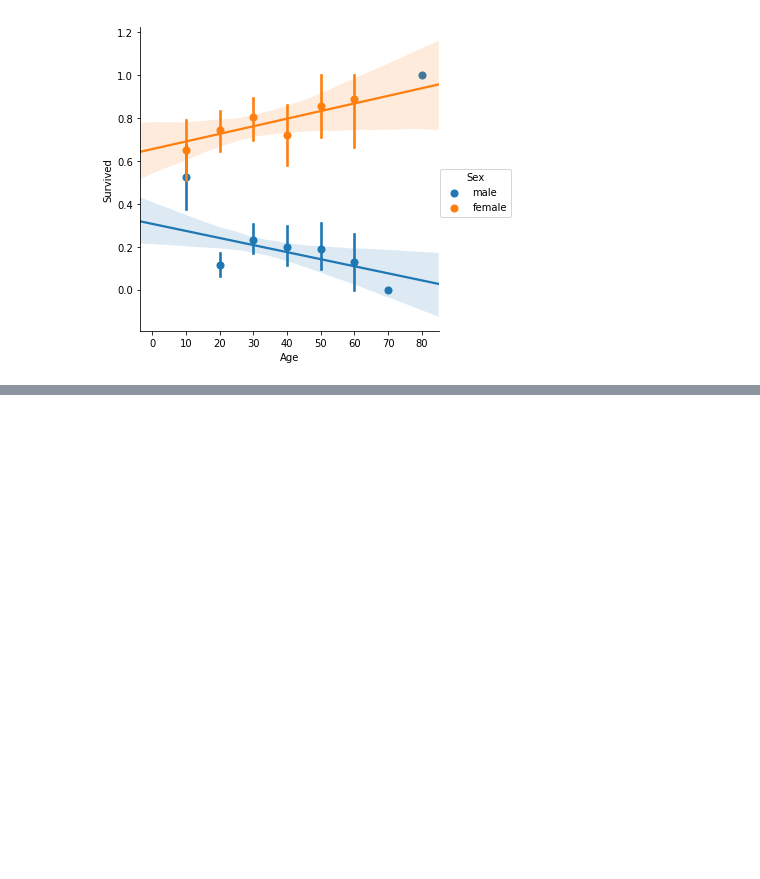
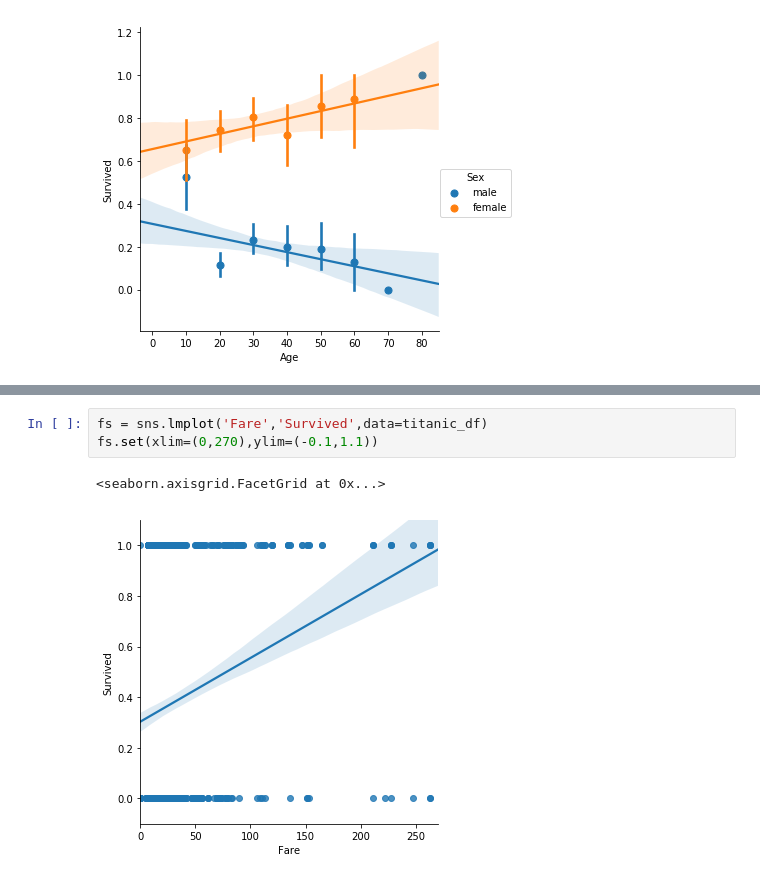
Before and after one commit to amareshteja/Titanic-Machine-Learning-from-Disaster, a Jupyter notebook: Titanic Data Analysis.ipynb, the cells around one changed output, grey strips where cells are left out. Saved outputs shown, nothing was run; the diff lists cells and outputs as text; blank space fills up the shorter version.

```diff
--- a/Titanic Data Analysis.ipynb
+++ b/Titanic Data Analysis.ipynb
@@ -195,0 +196,6 @@ sns.lmplot('Age','Survived',hue='Sex',data=titanic_df,x_bins=[10,20,30,40,50,60,
+# %%
+fs = sns.lmplot('Fare','Survived',data=titanic_df)
+fs.set(xlim=(0,270),ylim=(-0.1,1.1))
+# %% [output]
+<seaborn.axisgrid.FacetGrid at 0x...>
+[figure, added]
```
Also changed, not shown: parts of 10 cells of this notebook.
